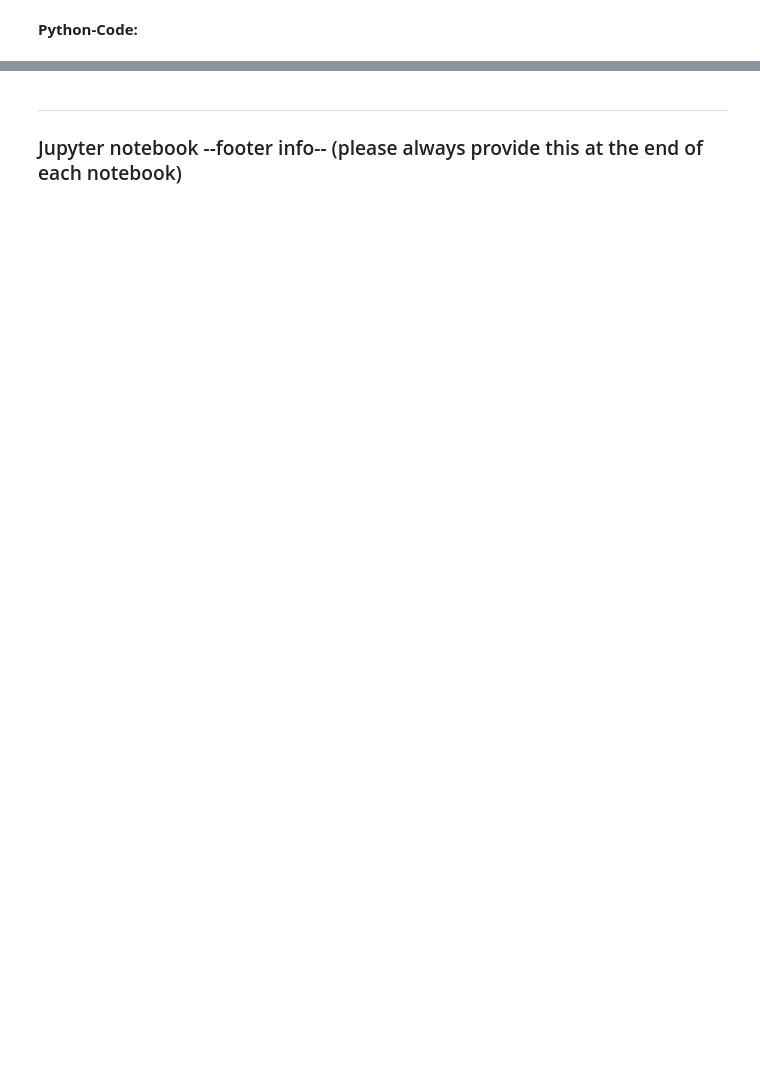
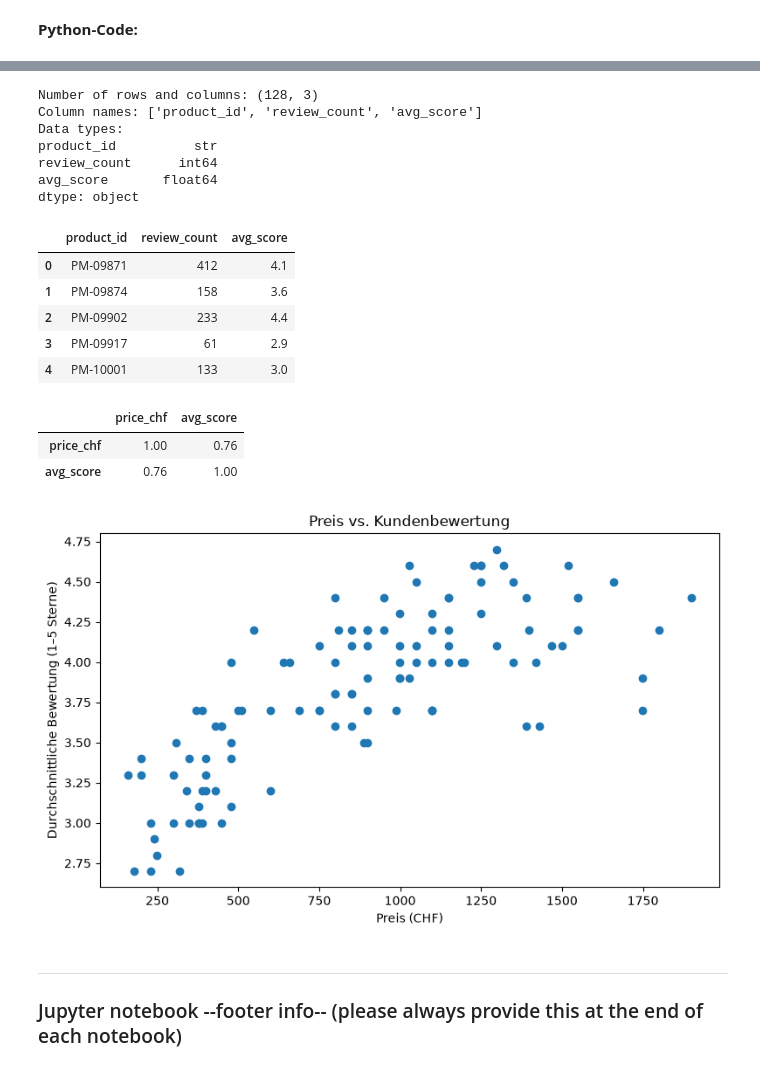
Before and after one commit to pyrat12/DS_HS2026_LNW, a Jupyter notebook: DS_HS2026_LNW_I_Examples/AP02/AP02 Mock Exam/AP02 Mock Exam.ipynb, the cells around one changed output, grey strips where cells are left out. Saved outputs shown, nothing was run; the diff lists cells and outputs as text; code cells hidden in the pictures; blank space fills up the shorter version.

Commit message:
Update AP02 Spick and Mock Exam

```diff
--- a/DS_HS2026_LNW_I_Examples/AP02/AP02 Mock Exam/AP02 Mock Exam.ipynb
+++ b/DS_HS2026_LNW_I_Examples/AP02/AP02 Mock Exam/AP02 Mock Exam.ipynb
@@ -598,3 +639,17 @@ Erstellen Sie anschliessend mit `pd.crosstab()` eine Kontingenztabelle mit der A
 **Python-Code:**
 # %%
 # Code hier eintragen
+df_clean['segment'] = pd.cut(df_clean['price_chf'],                             #Kreiere neue Spalte "segment"
+                              bins=3,                                           #Wertebereich in drei gleich breite Intervalle teilen
+                              labels=['günstig', 'mittel', 'teuer'])
+
+display(df_clean[['price_chf', 'segment']].head(10))                            #Preise und neue Preisklassen nebeneinander anzeigen
+
+
+ct = pd.crosstab(                   #Kreuztabelle erstellen und in ct speichern
+    df_clean['brand'],              #Erste kategoriale Variable: Bestimmt die Zeilen der Tabelle
+    df_clean['segment'],            #Zweite kategoriale Variable: Bestimmt die Spalten der Tabelle
+    margins=True,                   #Zusätzliche Zeile und Spalte mit den Gesamtsummen hinzufügen
+    margins_name='Total'            #Bezeichnung der Gesamtsummen auf 'Total' setzen
+)
+ct                                  #Kreuztabelle anzeigen
@@ -613,5 +703,67 @@ Begründen Sie, welche Geräte nach dem `.merge()` im Data Frame enthalten sind,
 # %%
 # Code hier eintragen
+json_path = Path('/workspaces/DS_HS2026_LNW/DS_HS2026_LNW_I_Examples/AP02/AP02 Mock Exam/reviews.json')
+df_json = pd.read_json(json_path)
+
+# Show information about the data
+print('Number of rows and columns:', df_json.shape)                             #Dimension des DataFrames als (Zeilen, Spalten) anzeigen
+print('Column names:', df_json.columns.tolist())                                #Alle vorhandenen Spaltennamen als Liste anzeigen
+print('Data types:')
+print(df_json.dtypes)                                                           #Datentyp jeder Spalte anzeigen
+
+# Print the data
+display(df_json.head(5))
+
+
+df_merged = df_json.merge(df_clean[['product_id',                               #Nur benötigte Spalten des zweiten DataFrames auswählen
+                                'brand',
+                                'model',
+                                'price_chf',
+                                ]],
+                         on="product_id")                                       #merge(): Beide DataFrames anhand der gemeinsamen Schlüsselspalte verbinden
+                                                                                #on: Schlüsselspalte muss in beiden DataFrames vorhanden sein
+                                                                                #Standard: how='inner' (nur übereinstimmende Schlüsselwerte übernehmen)
+                                                                                #Erkenntnis: Fahrzeugdaten werden um geografische Informationen ergänzt
+# SPEARMAN-RANGKORRELATION
+num_cols = ['price_chf', 'avg_score']                                           #Numerische Spalten auswählen
+
+corr = df_merged[num_cols].corr(method='spearman').round(2)                     #Spearman-Korrelationsmatrix berechnen und auf 2 Stellen runden
+display(corr)                                                                   #Korrelationsmatrix anzeigen
+
+
+#Scatterplot
+# SCATTER PLOT
+
+df_plot = df_merged.loc[df_merged['price_chf'] != 12990]          #Fehlerhaften Preis CHF 12'990 nur für die Visualisierung ausschliessen
+
+fig, ax = plt.subplots(figsize=(8, 5))                          #Diagramm erstellen
+
+ax.scatter(df_plot['price_chf'], df_plot['avg_score'])            #Preis gegen durchschnittliche Bewertung darstellen
+
+ax.set_xlabel('Preis (CHF)')                                     #X-Achse beschriften
+ax.set_ylabel('Durchschnittliche Bewertung (1–5 Sterne)')        #Y-Achse beschriften
+ax.set_title('Preis vs. Kundenbewertung')                        #Diagrammtitel festlegen
+
+plt.tight_layout()                                               #Abstände optimieren
+plt.show()                                                       #Diagramm anzeigen
+# %% [output]
+Number of rows and columns: (128, 3)
+Column names: ['product_id', 'review_count', 'avg_score']
+Data types:
+product_id          str
+review_count      int64
+avg_score       float64
+dtype: object
+|  | product_id | review_count | avg_score |
+| 0 | PM-09871 | 412 | 4.1 |
+| 1 | PM-09874 | 158 | 3.6 |
+| 2 | PM-09902 | 233 | 4.4 |
+| 3 | PM-09917 | 61 | 2.9 |
+| 4 | PM-10001 | 133 | 3.0 |
+|  | price_chf | avg_score |
+| price_chf | 1.00 | 0.76 |
+| avg_score | 0.76 | 1.00 |
+[figure, added]
 # %% [markdown]
 ---
 ### Jupyter notebook --footer info-- (please always provide this at the end of each notebook)
```
Also changed, not shown: parts of 7 cells of this notebook, 4 other files.
